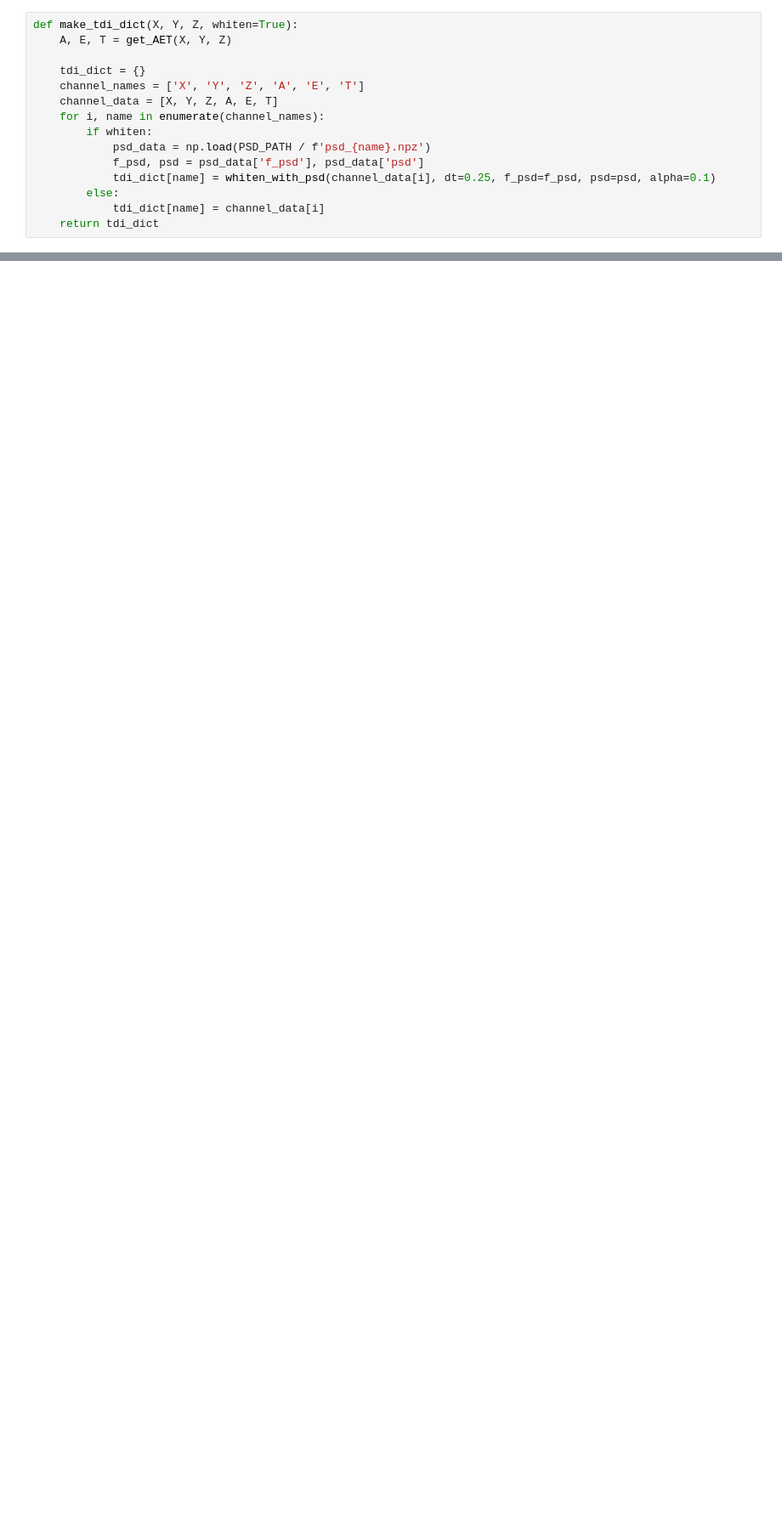
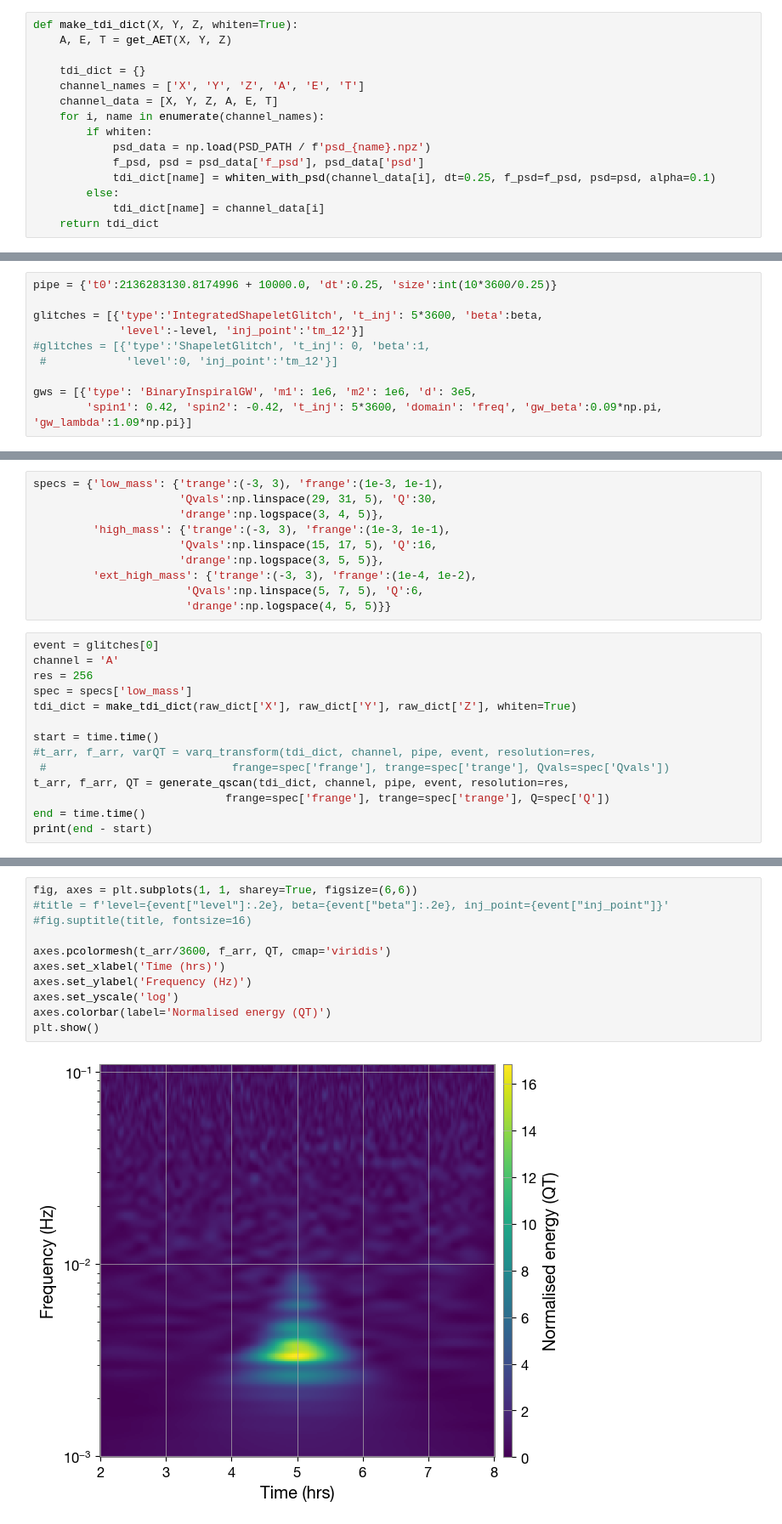
Before and after one commit to AryamannRao/LISAGlitchSignalClassifier, a Jupyter notebook: src/notebooks/glitch_testing.ipynb, the cells around one changed output, grey strips where cells are left out. Shown at 85% size. Saved outputs shown, nothing was run; the diff lists cells and outputs as text; blank space fills up the shorter version.

```diff
--- a/src/notebooks/glitch_testing.ipynb
+++ b/src/notebooks/glitch_testing.ipynb
@@ -203,0 +74,10 @@ class Instrument(builtins.object)
+# %%
+pipe = {'t0':2136283130.8174996 + 10000.0, 'dt':0.25, 'size':int(10*3600/0.25)}
+
+glitches = [{'type':'IntegratedShapeletGlitch', 't_inj': 5*3600, 'beta':beta,
+             'level':-level, 'inj_point':'tm_12'}]
+#glitches = [{'type':'ShapeletGlitch', 't_inj': 0, 'beta':1,
+ #            'level':0, 'inj_point':'tm_12'}]
+
+gws = [{'type': 'BinaryInspiralGW', 'm1': 1e6, 'm2': 1e6, 'd': 3e5,
+        'spin1': 0.42, 'spin2': -0.42, 't_inj': 5*3600, 'domain': 'freq', 'gw_beta':0.09*np.pi, 'gw_lambda':1.09*np.pi}]
@@ -203,0 +97,24 @@ class Instrument(builtins.object)
+# %%
+specs = {'low_mass': {'trange':(-3, 3), 'frange':(1e-3, 1e-1),
+                      'Qvals':np.linspace(29, 31, 5), 'Q':30,
+                      'drange':np.logspace(3, 4, 5)},
+         'high_mass': {'trange':(-3, 3), 'frange':(1e-3, 1e-1),
+                      'Qvals':np.linspace(15, 17, 5), 'Q':16,
+                      'drange':np.logspace(3, 5, 5)},
+         'ext_high_mass': {'trange':(-3, 3), 'frange':(1e-4, 1e-2),
+                       'Qvals':np.linspace(5, 7, 5), 'Q':6,
+                       'drange':np.logspace(4, 5, 5)}}
+# %%
+event = glitches[0]
+channel = 'A'
+res = 256
+spec = specs['low_mass']
+tdi_dict = make_tdi_dict(raw_dict['X'], raw_dict['Y'], raw_dict['Z'], whiten=True)
+
+start = time.time()
+#t_arr, f_arr, varQT = varq_transform(tdi_dict, channel, pipe, event, resolution=res,
+ #                            frange=spec['frange'], trange=spec['trange'], Qvals=spec['Qvals'])
+t_arr, f_arr, QT = generate_qscan(tdi_dict, channel, pipe, event, resolution=res,
+                             frange=spec['frange'], trange=spec['trange'], Q=spec['Q'])
+end = time.time()
+print(end - start)
@@ -203,0 +123,13 @@ class Instrument(builtins.object)
+# %%
+fig, axes = plt.subplots(1, 1, sharey=True, figsize=(6,6))
+#title = f'level={event["level"]:.2e}, beta={event["beta"]:.2e}, inj_point={event["inj_point"]}'
+#fig.suptitle(title, fontsize=16)
+
+axes.pcolormesh(t_arr/3600, f_arr, QT, cmap='viridis')
+axes.set_xlabel('Time (hrs)')
+axes.set_ylabel('Frequency (Hz)')
+axes.set_yscale('log')
+axes.colorbar(label='Normalised energy (QT)')
+plt.show()
+# %% [output]
+[figure, added]
```
Also changed, not shown: parts of 36 cells of this notebook, 27 other files.
